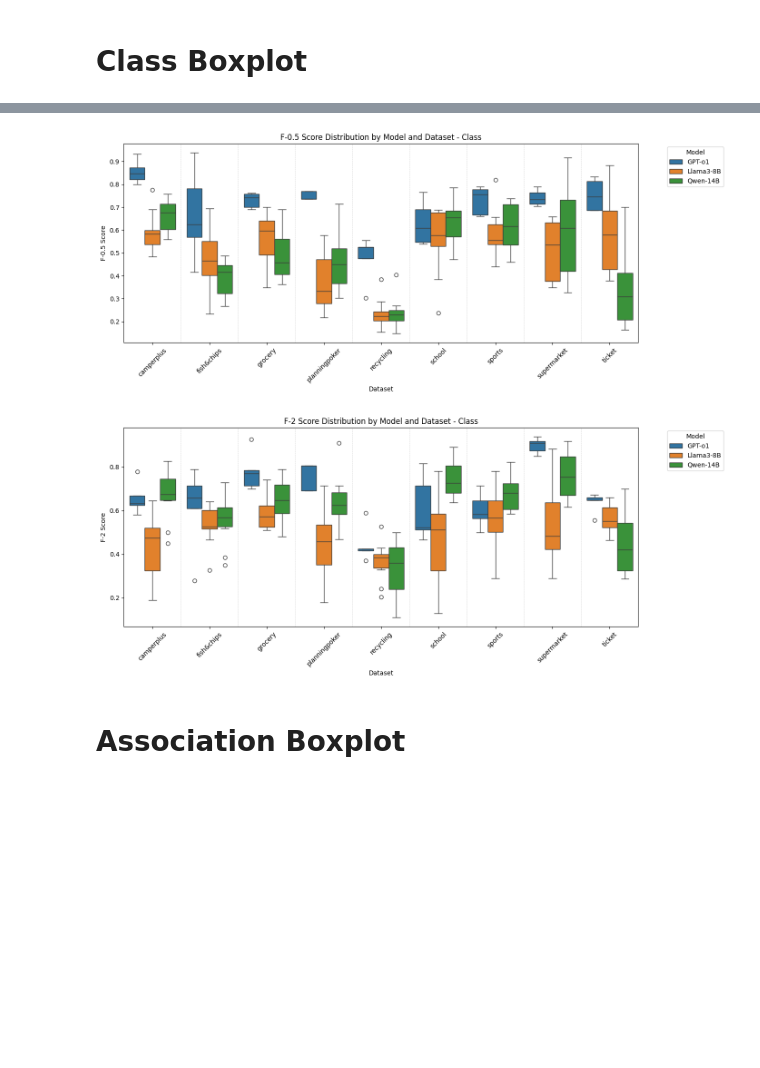
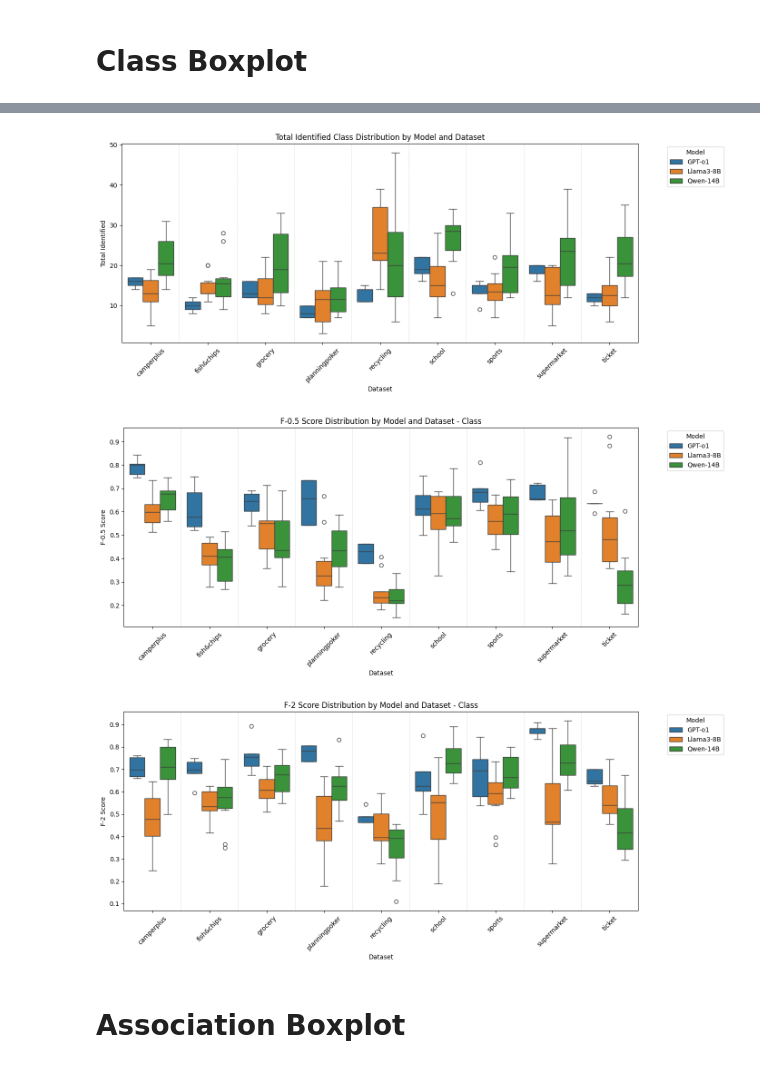
Before and after one commit to rexchou0715/VisualNarrator-v2, a Jupyter notebook: statistical analysis/boxplot.ipynb, the cells around one changed output, grey strips where cells are left out. Drawn from its saved outputs; the diff is of its cells as text; code cells hidden in the pictures; blank space fills up the shorter version.

Commit message:
update research results with new data

```diff
--- a/statistical analysis/boxplot.ipynb
+++ b/statistical analysis/boxplot.ipynb
@@ -46,2 +74,16 @@ def collect_data(experiment_type):
 # %% [markdown]
 # Class Boxplot
+# %%
+df_total_identified_all = collect_data_total_identified("class")
+
+
+plt.figure(figsize=(14, 6))
+ax = sns.boxplot(data=df_total_identified_all, x="Dataset", y="Total Identified", hue="Model")
+for i in range(1, len(ax.get_xticks())):
+    ax.axvline(x=i - 0.5, color='lightgray', linestyle='--', linewidth=0.6)
+
+plt.title(f"Total Identified Class Distribution by Model and Dataset")
+plt.xticks(rotation=45)
+plt.legend(title="Model", bbox_to_anchor=(1.05, 1), loc='upper left')
+plt.tight_layout()
+plt.show()
@@ -48,32 +92,46 @@ def collect_data(experiment_type):
 # %%
 experiment_type = "class"
+df_total_identified_class = collect_data_total_identified(experiment_type=experiment_type)
 df_class = collect_data(experiment_type=experiment_type)
+
+
+plt.figure(figsize=(14, 6))
+ax = sns.boxplot(data=df_total_identified_class, x="Dataset", y="Total Identified", hue="Model")
+for i in range(1, len(ax.get_xticks())):
+    ax.axvline(x=i - 0.5, color='lightgray', linestyle='--', linewidth=0.6)
+
+plt.title(f"Total Identified {experiment_type.capitalize()} Distribution by Model and Dataset")
+plt.xticks(rotation=45)
+plt.legend(title="Model", bbox_to_anchor=(1.05, 1), loc='upper left')
+plt.tight_layout()
+plt.show()
 
 # Create the box plot
 plt.figure(figsize=(14, 6))
 ax = sns.boxplot(data=df_class, x="Dataset", y=f"F-0.5 Score", hue="Model")
 for i in range(1, len(ax.get_xticks())):
     ax.axvline(x=i - 0.5, color='lightgray', linestyle='--', linewidth=0.6)
 
 plt.title(f"F-0.5 Score Distribution by Model and Dataset - {experiment_type.capitalize()}")
 plt.xticks(rotation=45)
 plt.legend(title="Model", bbox_to_anchor=(1.05, 1), loc='upper left')
 plt.tight_layout()
 plt.show()
 
 plt.figure(figsize=(14, 6))
 ax = sns.boxplot(data=df_class, x="Dataset", y=f"F-2 Score", hue="Model")
 for i in range(1, len(ax.get_xticks())):
     ax.axvline(x=i - 0.5, color='lightgray', linestyle='--', linewidth=0.6)
 
 plt.title(f"F-2 Score Distribution by Model and Dataset - {experiment_type.capitalize()}")
 plt.xticks(rotation=45)
 plt.legend(title="Model", bbox_to_anchor=(1.05, 1), loc='upper left')
 plt.tight_layout()
 plt.show()
 # %% [output]
-[figure, old version]
+[figure, new version]
-[figure, old version]
+[figure, new version]
+[figure, added]
 # %% [markdown]
 # Association Boxplot
 # %%
```
Also changed, not shown: parts of 5 cells of this notebook, 1 other file.
